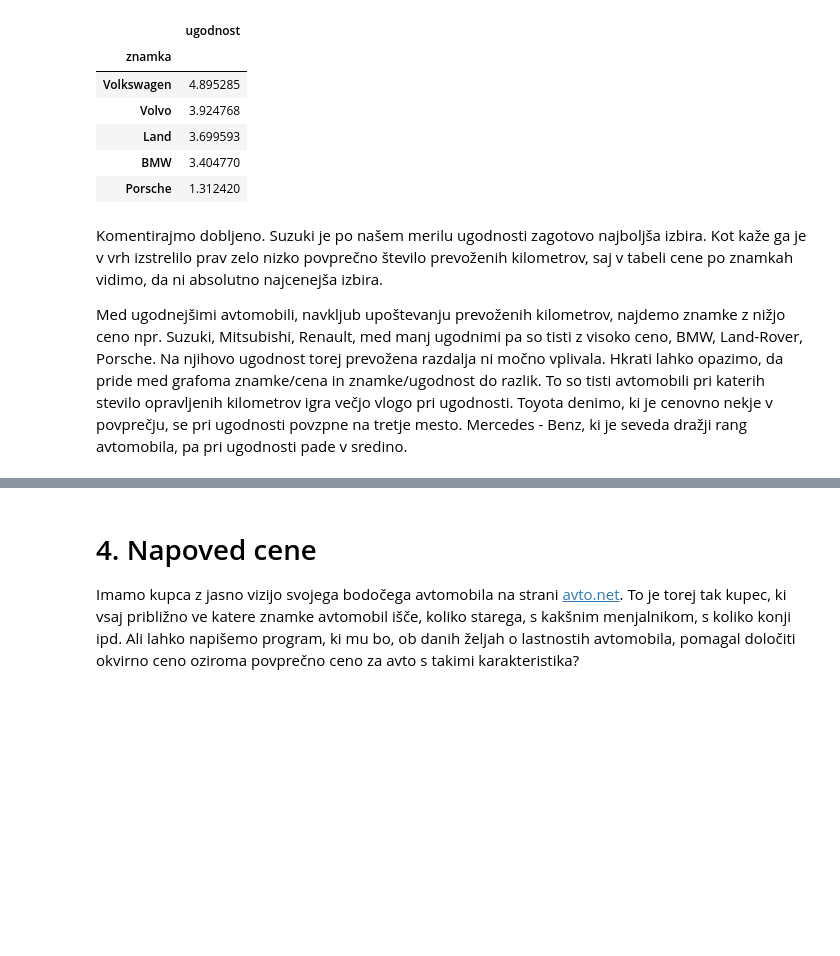
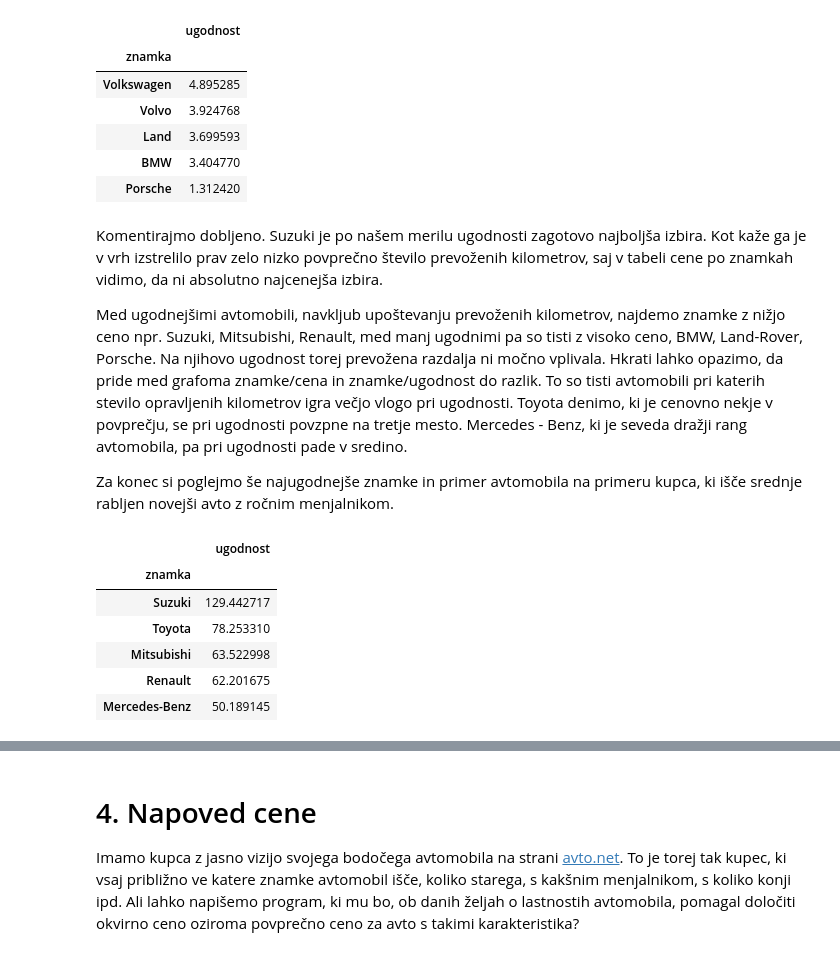
Before and after one commit to timotejstibilj/Avtomobili, a Jupyter notebook: Analiza rabljenih avtomobilov na avto.net.ipynb, the cells around one changed output, grey strips where cells are left out. Drawn from its saved outputs; the diff is of its cells as text; code cells hidden in the pictures; blank space fills up the shorter version.

```diff
--- a/Analiza rabljenih avtomobilov na avto.net.ipynb
+++ b/Analiza rabljenih avtomobilov na avto.net.ipynb
@@ -297,3 +297,16 @@ novejsi_avti.groupby("znamka").mean().sort_values("ugodnost", ascending=[False])
 Komentirajmo dobljeno. Suzuki je po našem merilu ugodnosti zagotovo najboljša izbira. Kot kaže ga je v vrh izstrelilo prav zelo nizko povprečno število prevoženih kilometrov, saj v tabeli cene po znamkah vidimo, da ni absolutno najcenejša izbira.
 
 Med ugodnejšimi avtomobili, navkljub upoštevanju prevoženih kilometrov, najdemo znamke z nižjo ceno npr. Suzuki, Mitsubishi, Renault, med manj ugodnimi pa so tisti z visoko ceno, BMW, Land-Rover, Porsche. Na njihovo ugodnost torej prevožena razdalja ni močno vplivala. Hkrati lahko opazimo, da pride med grafoma znamke/cena in znamke/ugodnost do razlik. To so tisti avtomobili pri katerih stevilo opravljenih kilometrov igra večjo vlogo pri ugodnosti. Toyota denimo, ki je cenovno nekje v povprečju, se pri ugodnosti povzpne na tretje mesto. Mercedes - Benz, ki je seveda dražji rang avtomobila, pa pri ugodnosti pade v sredino.
+
+Za konec si poglejmo še najugodnejše znamke in primer avtomobila na primeru kupca, ki išče srednje rabljen novejši avto z ročnim menjalnikom.
+# %%
+najugodnejsi = novejsi_avti[(novejsi_avti.prevozeni_kilometri < 200001) & (novejsi_avti.vrsta_menjalnika == "ročni menjalnik")]
+najugodnejsi.groupby("znamka").mean().sort_values("ugodnost", ascending=[False])[["ugodnost"]].head(5)
+# %% [output]
+|  | ugodnost |
+| znamka |  |
+| Suzuki | 129.442717 |
+| Toyota | 78.253310 |
+| Mitsubishi | 63.522998 |
+| Renault | 62.201675 |
+| Mercedes-Benz | 50.189145 |
```
Also changed, not shown: parts of 3 cells of this notebook.
